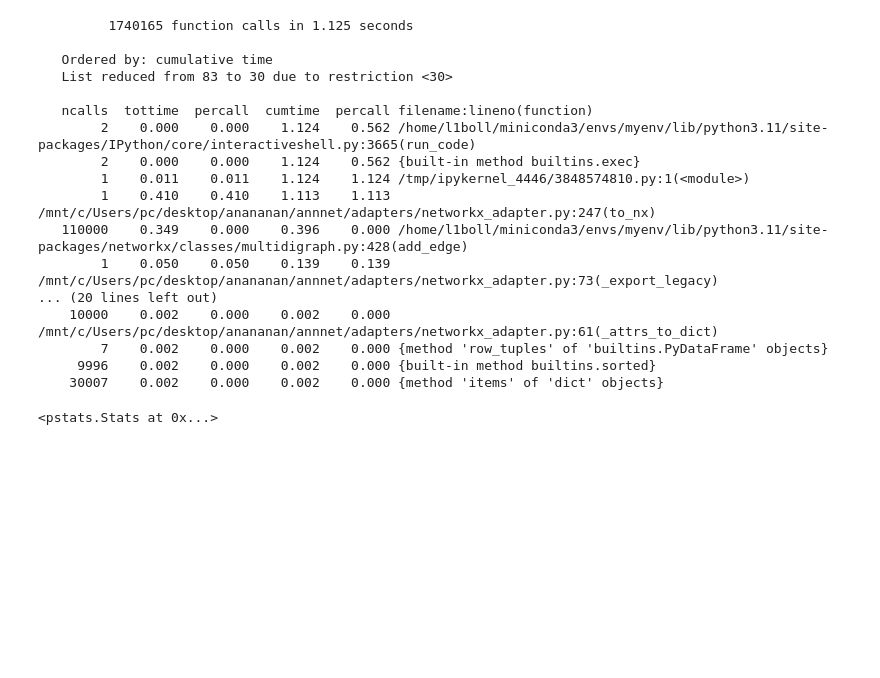
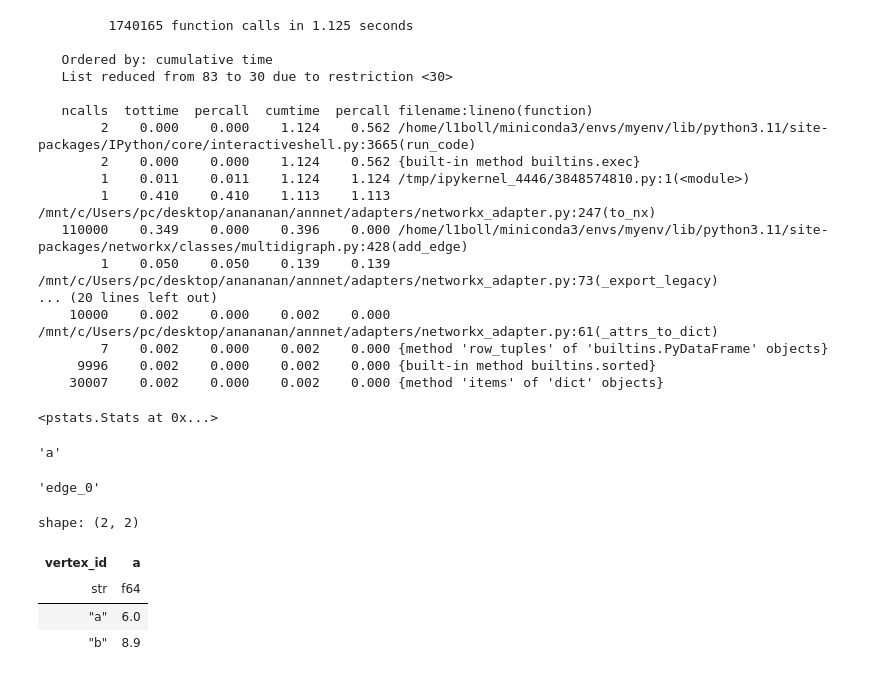
Before and after one commit to saezlab/annnet, a Jupyter notebook: notebooks/testing_new_updates.ipynb, the cells around one changed output. Drawn from its saved outputs; the diff is of its cells as text; code cells hidden in the pictures; blank space fills up the shorter version.

```diff
--- a/notebooks/testing_new_updates.ipynb
+++ b/notebooks/testing_new_updates.ipynb
@@ -1409,3 +1409,21 @@ stats.print_stats(30)
      9996    0.002    0.000    0.002    0.000 {built-in method builtins.sorted}
     30007    0.002    0.000    0.002    0.000 {method 'items' of 'dict' objects}
 <pstats.Stats at 0x...>
+# %%
+g  = AnnNet()
+# %%
+g.add_vertex("a", a = 6)
+# %% [output]
+'a'
+# %%
+g.add_edge("a", "b", edge_id= "edge_0", a = 45)
+# %% [output]
+'edge_0'
+# %%
+g.vertex_attributes
+# %% [output]
+shape: (2, 2)
+| vertex_id | a |
+| str | f64 |
+| "a" | 6.0 |
+| "b" | 8.9 |
```
Also changed, not shown: parts of 3 cells of this notebook, 19 other files.
